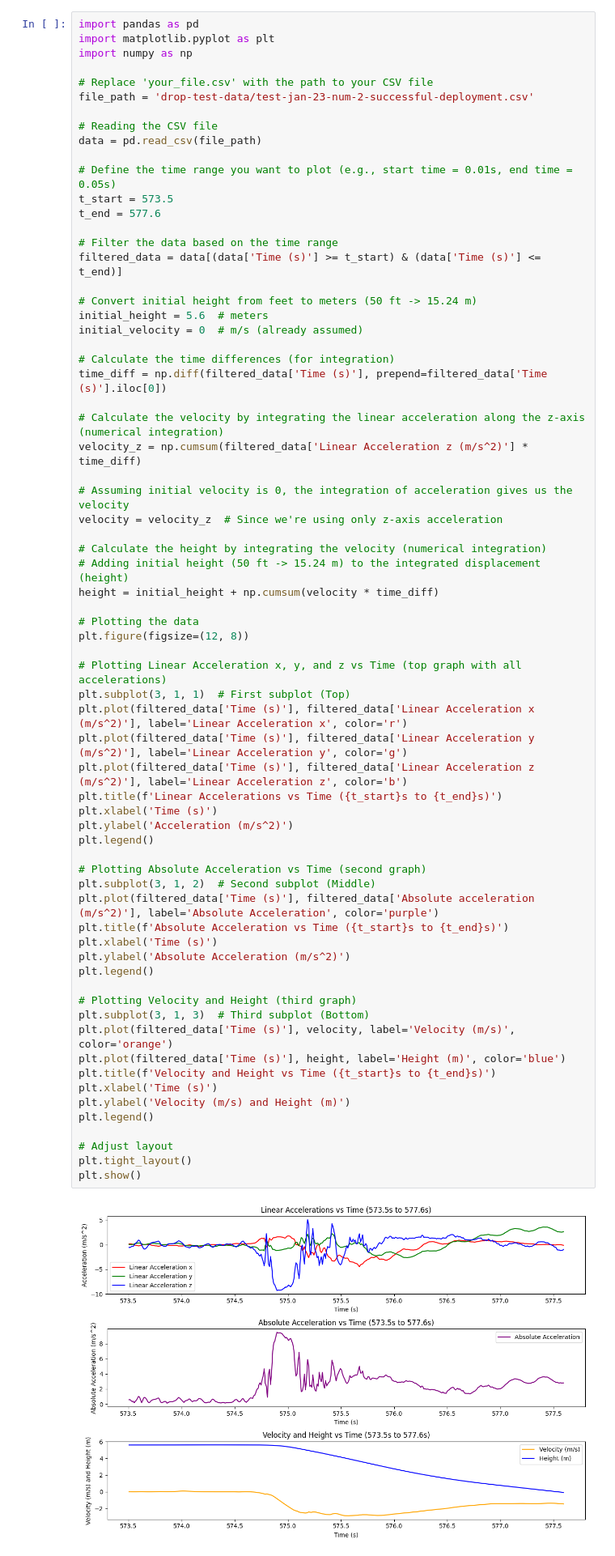
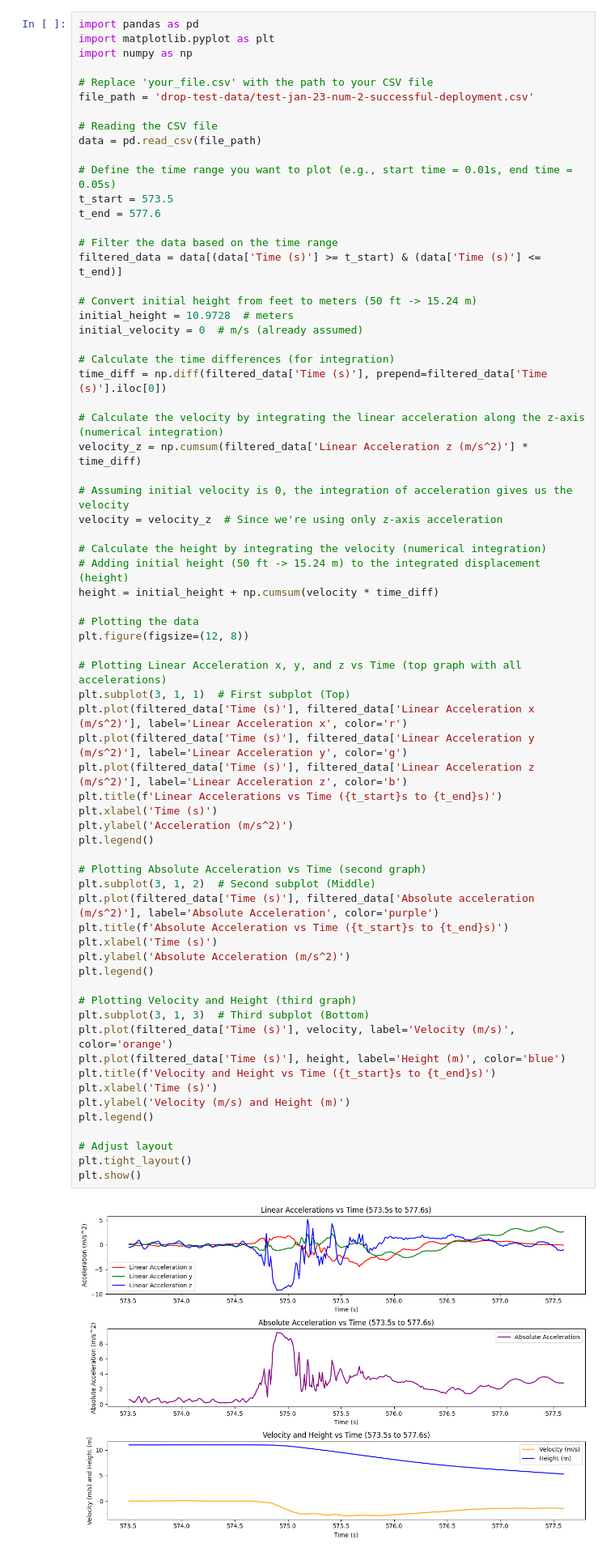
Before and after one commit to rcrym/drone-parachute, a Jupyter notebook: drop-data-analysis.ipynb, the cells around one changed output. Shown at 81% size. Cells and saved outputs as stored; diff of their text form.

```diff
--- a/drop-data-analysis.ipynb
+++ b/drop-data-analysis.ipynb
@@ -17,7 +17,7 @@ t_end = 577.6
 filtered_data = data[(data['Time (s)'] >= t_start) & (data['Time (s)'] <= t_end)]
 
 # Convert initial height from feet to meters (50 ft -> 15.24 m)
-initial_height = 5.6  # meters
+initial_height = 10.9728  # meters
 initial_velocity = 0  # m/s (already assumed)
 
 # Calculate the time differences (for integration)
@@ -40,31 +40,31 @@ plt.figure(figsize=(12, 8))
 plt.subplot(3, 1, 1)  # First subplot (Top)
 plt.plot(filtered_data['Time (s)'], filtered_data['Linear Acceleration x (m/s^2)'], label='Linear Acceleration x', color='r')
 plt.plot(filtered_data['Time (s)'], filtered_data['Linear Acceleration y (m/s^2)'], label='Linear Acceleration y', color='g')
 plt.plot(filtered_data['Time (s)'], filtered_data['Linear Acceleration z (m/s^2)'], label='Linear Acceleration z', color='b')
 plt.title(f'Linear Accelerations vs Time ({t_start}s to {t_end}s)')
 plt.xlabel('Time (s)')
 plt.ylabel('Acceleration (m/s^2)')
 plt.legend()
 
 # Plotting Absolute Acceleration vs Time (second graph)
 plt.subplot(3, 1, 2)  # Second subplot (Middle)
 plt.plot(filtered_data['Time (s)'], filtered_data['Absolute acceleration (m/s^2)'], label='Absolute Acceleration', color='purple')
 plt.title(f'Absolute Acceleration vs Time ({t_start}s to {t_end}s)')
 plt.xlabel('Time (s)')
 plt.ylabel('Absolute Acceleration (m/s^2)')
 plt.legend()
 
 # Plotting Velocity and Height (third graph)
 plt.subplot(3, 1, 3)  # Third subplot (Bottom)
 plt.plot(filtered_data['Time (s)'], velocity, label='Velocity (m/s)', color='orange')
 plt.plot(filtered_data['Time (s)'], height, label='Height (m)', color='blue')
 plt.title(f'Velocity and Height vs Time ({t_start}s to {t_end}s)')
 plt.xlabel('Time (s)')
 plt.ylabel('Velocity (m/s) and Height (m)')
 plt.legend()
 
 # Adjust layout
 plt.tight_layout()
 plt.show()
 # %% [output]
-[figure, old version]
+[figure, new version]
```
Also changed, not shown: 27 other files.
